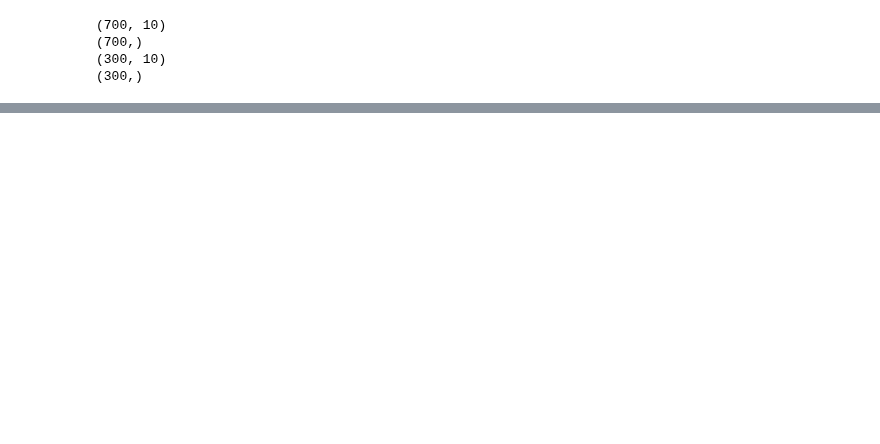
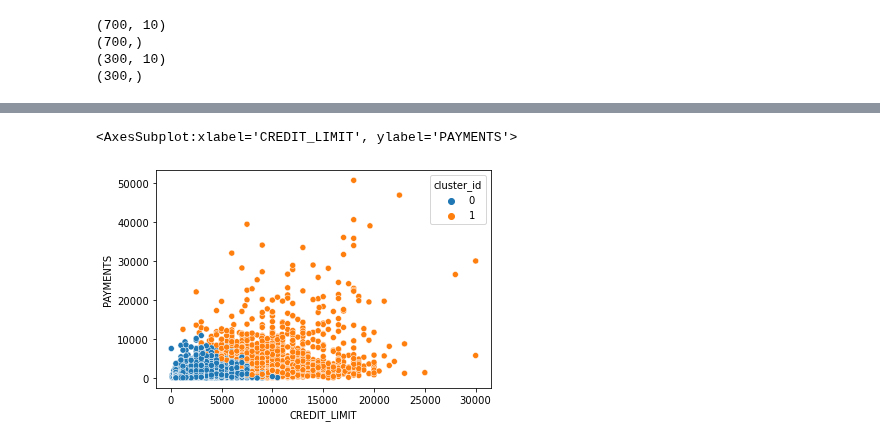
Before and after one commit to eugene-petrash/knn_classification_regression_and_k_means_clustering, a Jupyter notebook: model.ipynb, the cells around one changed output, grey strips where cells are left out. Drawn from its saved outputs; the diff is of its cells as text; code cells hidden in the pictures; blank space fills up the shorter version.

```diff
--- a/model.ipynb
+++ b/model.ipynb
@@ -217,0 +450,2 @@ mean_absolute_error(y_test, predictions)
+# %%
+labels_df = pd.DataFrame(labels)
@@ -217,0 +460,3 @@ mean_absolute_error(y_test, predictions)
+# %%
+credit_analysis_data = credit_analysis_data.reset_index()
+credit_analysis_data.drop('index',axis =1,inplace = True)
@@ -217,0 +472,2 @@ mean_absolute_error(y_test, predictions)
+# %%
+credit_analysis_data_output = pd.concat([credit_analysis_data, labels_df],axis =1)
@@ -217,0 +483,6 @@ mean_absolute_error(y_test, predictions)
+# %%
+import seaborn as sns
+sns.scatterplot(data=credit_analysis_data_output, x="CREDIT_LIMIT", y="PAYMENTS", hue="cluster_id")
+# %% [output]
+<AxesSubplot:xlabel='CREDIT_LIMIT', ylabel='PAYMENTS'>
+[figure, added]
```
Also changed, not shown: parts of 46 cells of this notebook, 1 other file.
